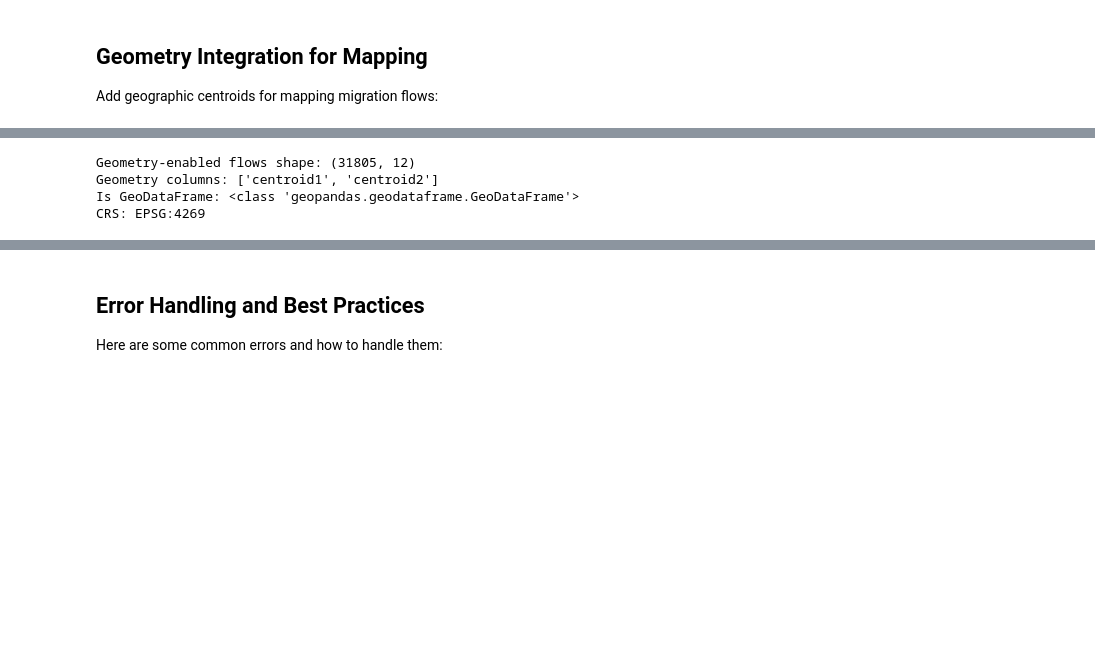
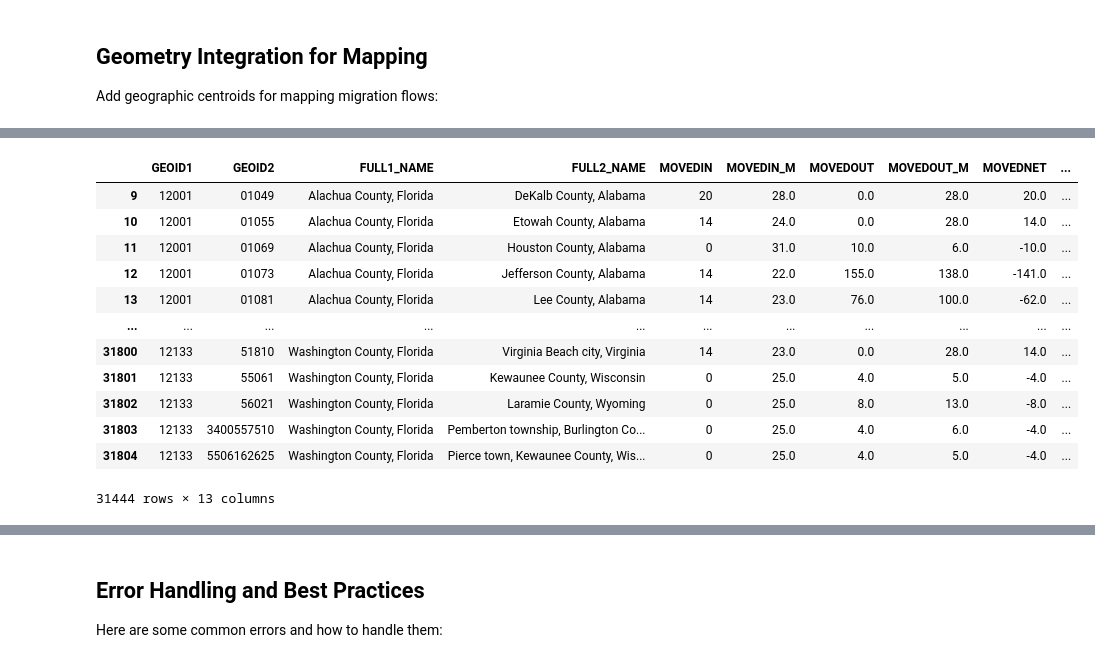
Before and after one commit to mmann1123/pytidycensus, a Jupyter notebook: examples/08_migration_flows_example.ipynb, the cells around one changed output, grey strips where cells are left out. Drawn from its saved outputs; the diff is of its cells as text; code cells hidden in the pictures; blank space fills up the shorter version.

```diff
--- a/examples/08_migration_flows_example.ipynb
+++ b/examples/08_migration_flows_example.ipynb
@@ -222,14 +219,22 @@ Extracting tl_2022_us_county.zip...
-# %%
-
-print(f"Geometry-enabled flows shape: {flows_geo.shape}")
-print(f"Geometry columns: {[col for col in flows_geo.columns if 'centroid' in col]}")
-print(f"Is GeoDataFrame: {type(flows_geo)}")
-
-if hasattr(flows_geo, 'geometry'):
-    print(f"CRS: {flows_geo.crs}")
-    flows_geo.head()
-# %% [output]
-Geometry-enabled flows shape: (31805, 12)
-Geometry columns: ['centroid1', 'centroid2']
-Is GeoDataFrame: <class 'geopandas.geodataframe.GeoDataFrame'>
-CRS: EPSG:4269
+# %%
+# assume flows_geo has 'centroid1' and 'centroid2' as shapely Points and a projected CRS or WGS84
+lines = flows_geo.copy()
+lines = lines.dropna(subset=['centroid1', 'centroid2'])
+
+lines['geometry'] = lines.apply(lambda r: LineString([r['centroid1'], r['centroid2']]) , axis=1)
+lines = gpd.GeoDataFrame(lines, geometry='geometry', crs=flows_geo.crs)
+lines
+# %% [output]
+|  | GEOID1 | GEOID2 | FULL1_NAME | FULL2_NAME | MOVEDIN | MOVEDIN_M | MOVEDOUT | MOVEDOUT_M | MOVEDNET | ... |
+| 9 | 12001 | 01049 | Alachua County, Florida | DeKalb County, Alabama | 20 | 28.0 | 0.0 | 28.0 | 20.0 | ... |
+| 10 | 12001 | 01055 | Alachua County, Florida | Etowah County, Alabama | 14 | 24.0 | 0.0 | 28.0 | 14.0 | ... |
+| 11 | 12001 | 01069 | Alachua County, Florida | Houston County, Alabama | 0 | 31.0 | 10.0 | 6.0 | -10.0 | ... |
+| 12 | 12001 | 01073 | Alachua County, Florida | Jefferson County, Alabama | 14 | 22.0 | 155.0 | 138.0 | -141.0 | ... |
+| 13 | 12001 | 01081 | Alachua County, Florida | Lee County, Alabama | 14 | 23.0 | 76.0 | 100.0 | -62.0 | ... |
+| ... | ... | ... | ... | ... | ... | ... | ... | ... | ... | ... |
+| 31800 | 12133 | 51810 | Washington County, Florida | Virginia Beach city, Virginia | 14 | 23.0 | 0.0 | 28.0 | 14.0 | ... |
+| 31801 | 12133 | 55061 | Washington County, Florida | Kewaunee County, Wisconsin | 0 | 25.0 | 4.0 | 5.0 | -4.0 | ... |
+| 31802 | 12133 | 56021 | Washington County, Florida | Laramie County, Wyoming | 0 | 25.0 | 8.0 | 13.0 | -8.0 | ... |
+| 31803 | 12133 | 3400557510 | Washington County, Florida | Pemberton township, Burlington Co... | 0 | 25.0 | 4.0 | 6.0 | -4.0 | ... |
+| 31804 | 12133 | 5506162625 | Washington County, Florida | Pierce town, Kewaunee County, Wis... | 0 | 25.0 | 4.0 | 5.0 | -4.0 | ... |
+31444 rows × 13 columns
```
Also changed, not shown: parts of 3 cells of this notebook, 3 other files.
